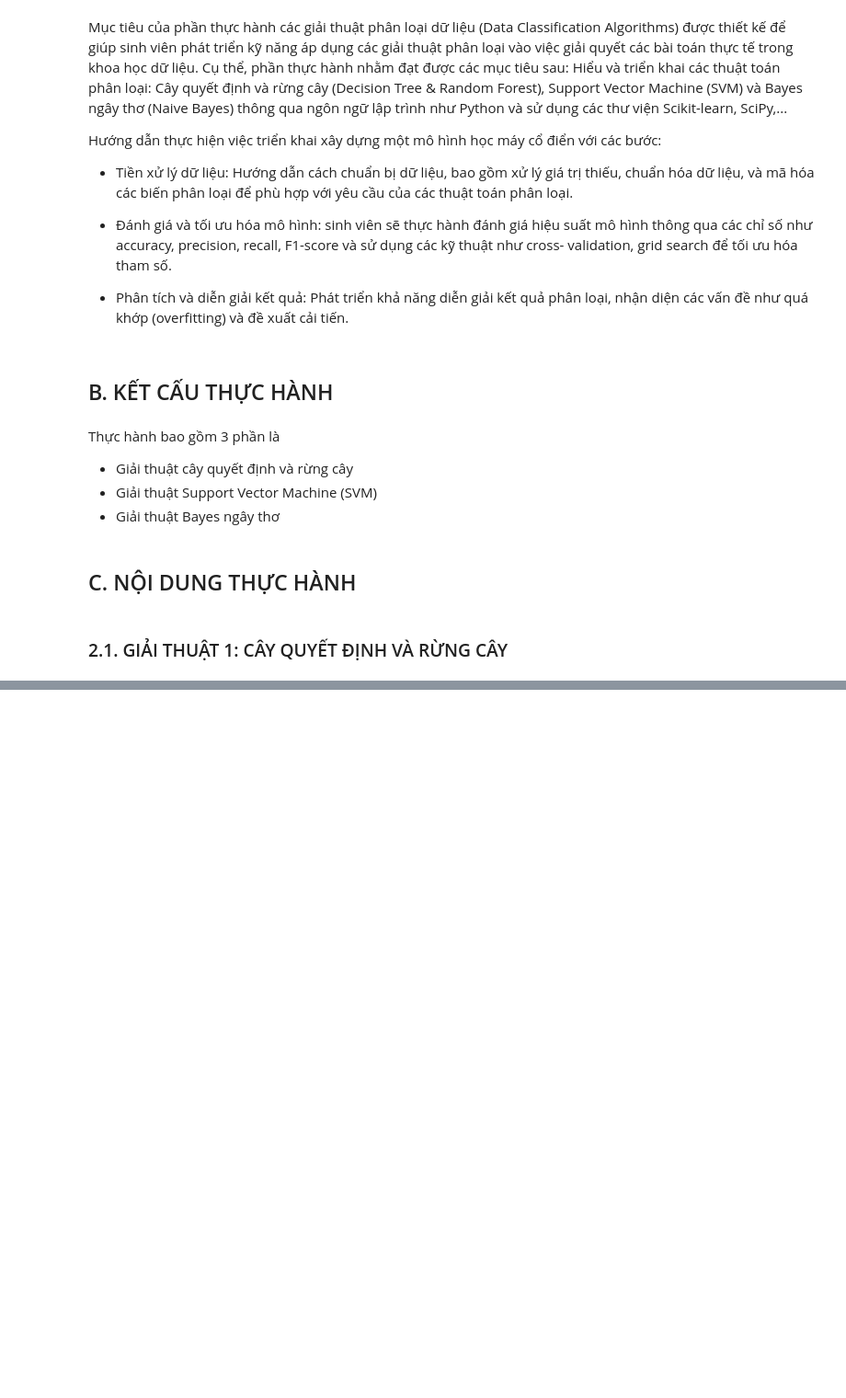
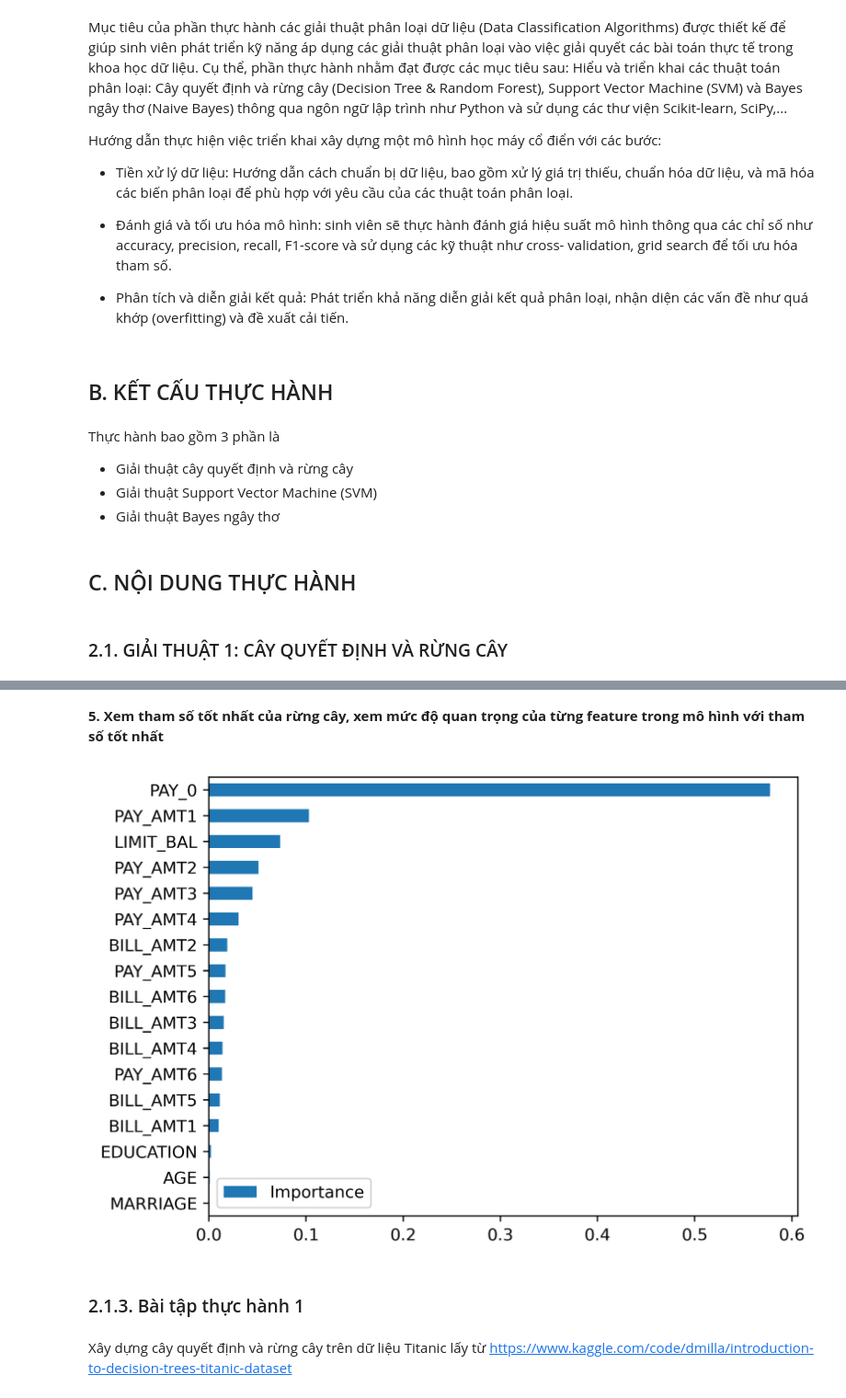
Before and after one commit to ThanhThaoBT/PTDL2025, a Jupyter notebook: lab6/Untitled-1.ipynb, the cells around one changed output, grey strips where cells are left out. Shown at 92% size. Saved outputs shown, nothing was run; the diff lists cells and outputs as text; code cells hidden in the pictures; blank space fills up the shorter version.

```diff
--- a/lab6/Untitled-1.ipynb
+++ b/lab6/Untitled-1.ipynb
@@ -31,0 +209,22 @@ Thực hành bao gồm 3 phần là
+# %%
+from sklearn.model_selection import GridSearchCV
+from sklearn.ensemble import RandomForestClassifier
+
+rf = RandomForestClassifier(
+    n_estimators=10,
+    criterion='gini',
+    max_depth=3,
+    min_samples_split=2,
+    min_samples_leaf=1,
+    min_weight_fraction_leaf=0.0,
+    max_features='sqrt',
+    max_leaf_nodes=None,
+    min_impurity_decrease=0.0,
+    bootstrap=True,
+    oob_score=False,
+    n_jobs=None,
+    random_state=4,
+    verbose=0,
+    warm_start=False,
+    class_weight=None
+)
@@ -31,0 +280,19 @@ Thực hành bao gồm 3 phần là
+# %% [markdown]
+**5. Xem tham số tốt nhất của rừng cây, xem mức độ quan trọng của từng feature trong mô hình với tham
+số tốt nhất**
+# %%
+# {'n_estimators': 50}
+cv_rf_ex.best_params_
+# the feature names and importances
+feat_imp_df = pd.DataFrame({
+'Importance':cv_rf_ex.best_estimator_.feature_importances_},
+index=features_response[:-1])
+feat_imp_df.sort_values('Importance', ascending=True).plot.barh()
+plt.show()
+# %% [output]
+[figure, added]
+# %% [markdown]
+### 2.1.3. Bài tập thực hành 1
+# %% [markdown]
+Xây dựng cây quyết định và rừng cây trên dữ liệu Titanic lấy từ
+https://www.kaggle.com/code/dmilla/introduction-to-decision-trees-titanic-dataset
```
Also changed, not shown: parts of 69 cells of this notebook, 6 other files.
